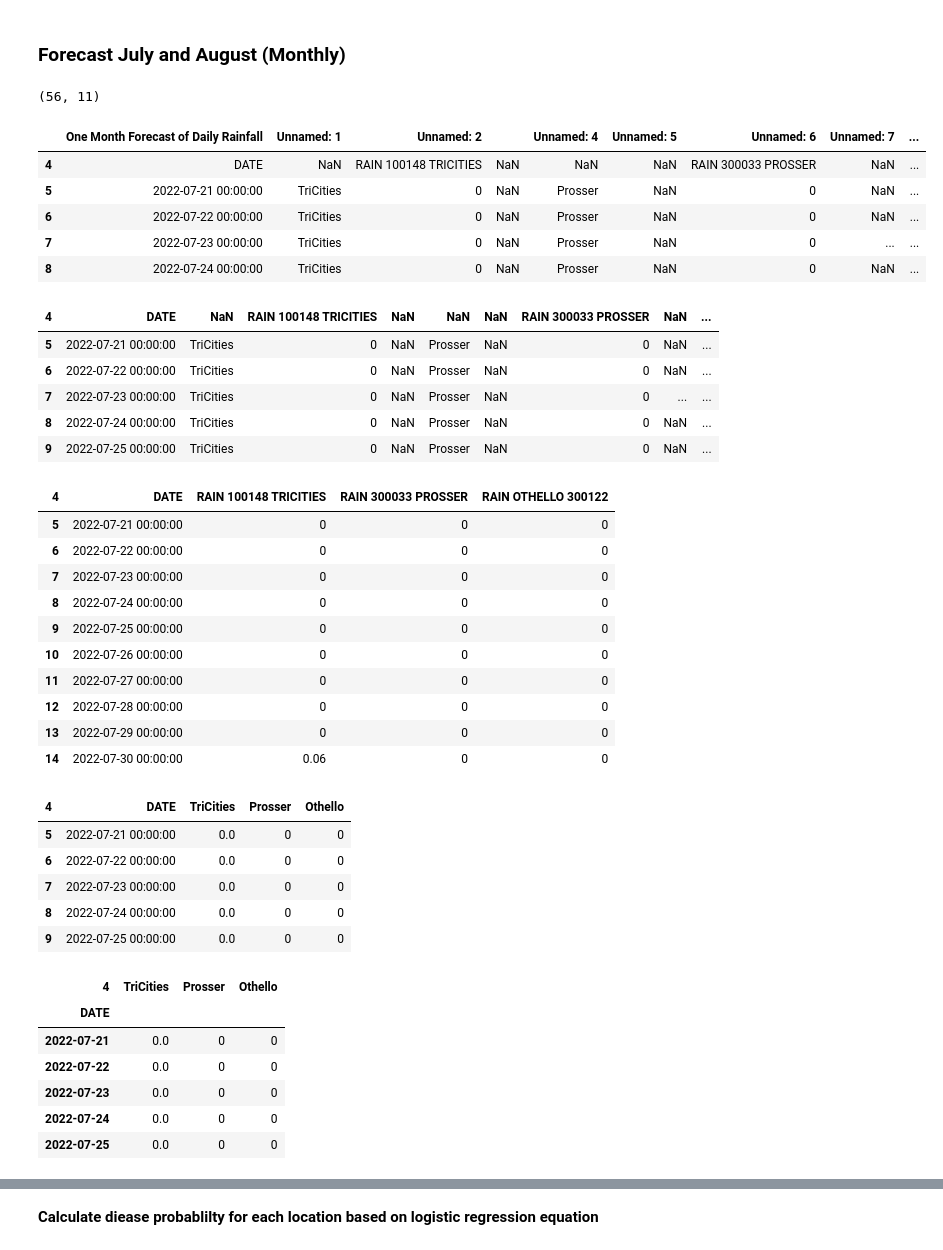
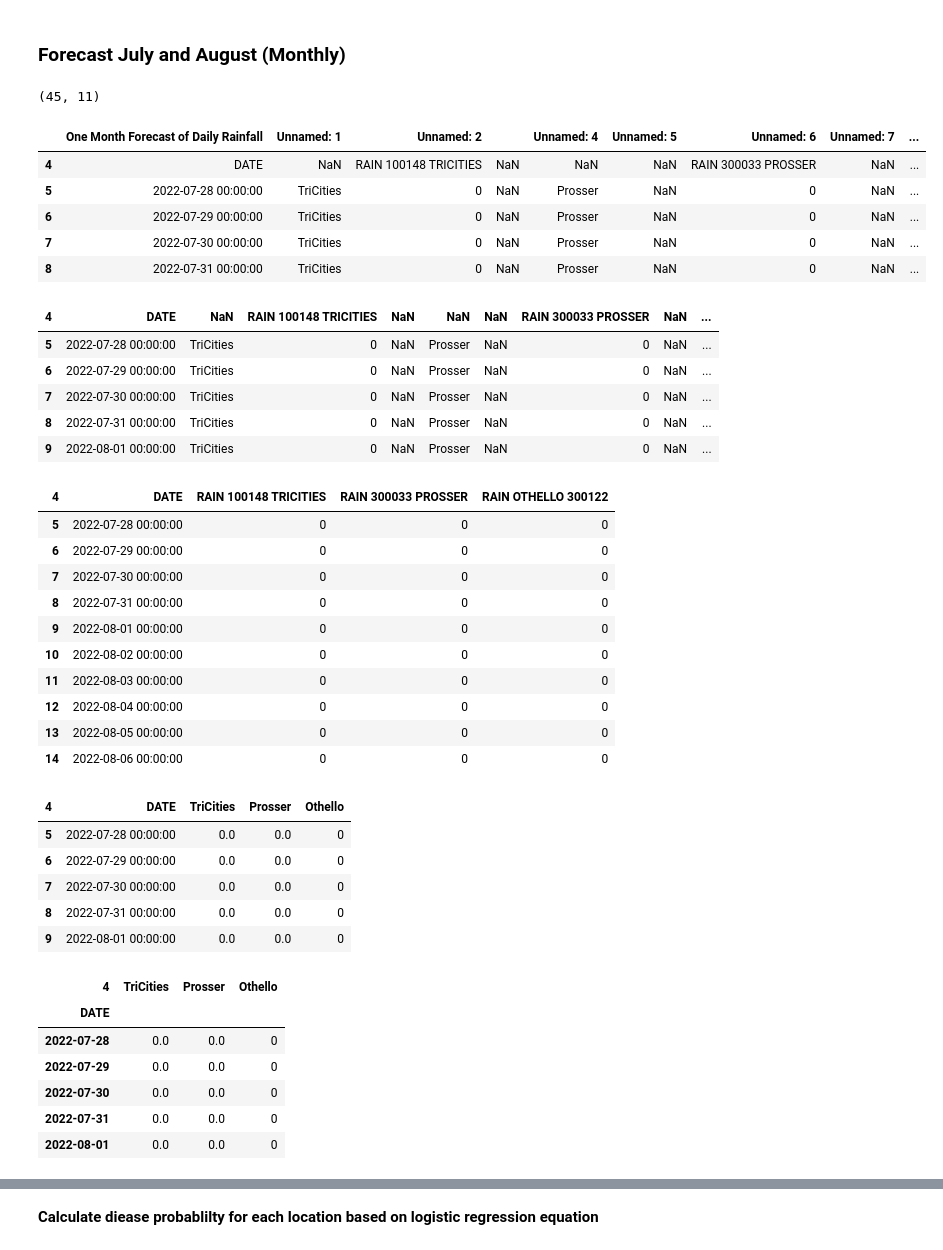
Before and after one commit to d-linnard/LateBlight, a Jupyter notebook: Scripts/Lateblight_2022_JA.ipynb, the cells around one changed output, grey strips where cells are left out. Saved outputs shown, nothing was run; the diff lists cells and outputs as text; code cells hidden in the pictures.

Commit message:
forecasts

```diff
--- a/Scripts/Lateblight_2022_JA.ipynb
+++ b/Scripts/Lateblight_2022_JA.ipynb
@@ -262,44 +262,44 @@ RD_Aug_Tricities= 0
 # %% [markdown]
 ### Forecast July and August (Monthly)
 # %%
-df_forecast = pd.read_excel('7_21-8_25.xlsx', engine='openpyxl')
+df_forecast = pd.read_excel('7_28-9_1.xlsx', engine='openpyxl')
 print(df_forecast.shape)
 df_forecast = df_forecast.iloc[4:39]
 df_forecast.head()
 # %% [output]
-(56, 11)
+(45, 11)
 |  | One Month Forecast of Daily Rainfall | Unnamed: 1 | Unnamed: 2 |  | Unnamed: 4 | Unnamed: 5 | Unnamed: 6 | Unnamed: 7 | ... |
 | 4 | DATE | NaN | RAIN 100148 TRICITIES | NaN | NaN | NaN | RAIN 300033 PROSSER | NaN | ... |
-| 5 | 2022-07-21 00:00:00 | TriCities | 0 | NaN | Prosser | NaN | 0 | NaN | ... |
-| 6 | 2022-07-22 00:00:00 | TriCities | 0 | NaN | Prosser | NaN | 0 | NaN | ... |
-| 7 | 2022-07-23 00:00:00 | TriCities | 0 | NaN | Prosser | NaN | 0 | ... | ... |
-| 8 | 2022-07-24 00:00:00 | TriCities | 0 | NaN | Prosser | NaN | 0 | NaN | ... |
+| 5 | 2022-07-28 00:00:00 | TriCities | 0 | NaN | Prosser | NaN | 0 | NaN | ... |
+| 6 | 2022-07-29 00:00:00 | TriCities | 0 | NaN | Prosser | NaN | 0 | NaN | ... |
+| 7 | 2022-07-30 00:00:00 | TriCities | 0 | NaN | Prosser | NaN | 0 | NaN | ... |
+| 8 | 2022-07-31 00:00:00 | TriCities | 0 | NaN | Prosser | NaN | 0 | NaN | ... |
 # %%
 df_forecast.columns = df_forecast.iloc[0]#rename column
 df_forecast = df_forecast.drop([4])#drop forth row
 df_forecast.head()
 # %% [output]
 | 4 | DATE | NaN | RAIN 100148 TRICITIES | NaN | NaN | NaN | RAIN 300033 PROSSER | NaN | ... |
-| 5 | 2022-07-21 00:00:00 | TriCities | 0 | NaN | Prosser | NaN | 0 | NaN | ... |
-| 6 | 2022-07-22 00:00:00 | TriCities | 0 | NaN | Prosser | NaN | 0 | NaN | ... |
-| 7 | 2022-07-23 00:00:00 | TriCities | 0 | NaN | Prosser | NaN | 0 | ... | ... |
-| 8 | 2022-07-24 00:00:00 | TriCities | 0 | NaN | Prosser | NaN | 0 | NaN | ... |
-| 9 | 2022-07-25 00:00:00 | TriCities | 0 | NaN | Prosser | NaN | 0 | NaN | ... |
+| 5 | 2022-07-28 00:00:00 | TriCities | 0 | NaN | Prosser | NaN | 0 | NaN | ... |
+| 6 | 2022-07-29 00:00:00 | TriCities | 0 | NaN | Prosser | NaN | 0 | NaN | ... |
+| 7 | 2022-07-30 00:00:00 | TriCities | 0 | NaN | Prosser | NaN | 0 | NaN | ... |
+| 8 | 2022-07-31 00:00:00 | TriCities | 0 | NaN | Prosser | NaN | 0 | NaN | ... |
+| 9 | 2022-08-01 00:00:00 | TriCities | 0 | NaN | Prosser | NaN | 0 | NaN | ... |
 # %%
 df_simple = df_forecast[["DATE","RAIN 100148 TRICITIES","RAIN 300033 PROSSER", "RAIN OTHELLO 300122"]]
 df_simple.head(10)
 # %% [output]
 | 4 | DATE | RAIN 100148 TRICITIES | RAIN 300033 PROSSER | RAIN OTHELLO 300122 |
-| 5 | 2022-07-21 00:00:00 | 0 | 0 | 0 |
-| 6 | 2022-07-22 00:00:00 | 0 | 0 | 0 |
-| 7 | 2022-07-23 00:00:00 | 0 | 0 | 0 |
-| 8 | 2022-07-24 00:00:00 | 0 | 0 | 0 |
-| 9 | 2022-07-25 00:00:00 | 0 | 0 | 0 |
-| 10 | 2022-07-26 00:00:00 | 0 | 0 | 0 |
-| 11 | 2022-07-27 00:00:00 | 0 | 0 | 0 |
-| 12 | 2022-07-28 00:00:00 | 0 | 0 | 0 |
-| 13 | 2022-07-29 00:00:00 | 0 | 0 | 0 |
-| 14 | 2022-07-30 00:00:00 | 0.06 | 0 | 0 |
+| 5 | 2022-07-28 00:00:00 | 0 | 0 | 0 |
+| 6 | 2022-07-29 00:00:00 | 0 | 0 | 0 |
+| 7 | 2022-07-30 00:00:00 | 0 | 0 | 0 |
+| 8 | 2022-07-31 00:00:00 | 0 | 0 | 0 |
+| 9 | 2022-08-01 00:00:00 | 0 | 0 | 0 |
+| 10 | 2022-08-02 00:00:00 | 0 | 0 | 0 |
+| 11 | 2022-08-03 00:00:00 | 0 | 0 | 0 |
+| 12 | 2022-08-04 00:00:00 | 0 | 0 | 0 |
+| 13 | 2022-08-05 00:00:00 | 0 | 0 | 0 |
+| 14 | 2022-08-06 00:00:00 | 0 | 0 | 0 |
 # %%
 df_simple = df_simple.rename(columns={"RAIN 100148 TRICITIES": "TriCities",
                           "RAIN 300033 PROSSER": "Prosser",
@@ -309,11 +309,11 @@ df_simple[cols_to_check] = df_simple[cols_to_check].replace({'>=':''}, regex=Tru
 df_simple.head()
 # %% [output]
 | 4 | DATE | TriCities | Prosser | Othello |
-| 5 | 2022-07-21 00:00:00 | 0.0 | 0 | 0 |
-| 6 | 2022-07-22 00:00:00 | 0.0 | 0 | 0 |
-| 7 | 2022-07-23 00:00:00 | 0.0 | 0 | 0 |
-| 8 | 2022-07-24 00:00:00 | 0.0 | 0 | 0 |
-| 9 | 2022-07-25 00:00:00 | 0.0 | 0 | 0 |
+| 5 | 2022-07-28 00:00:00 | 0.0 | 0.0 | 0 |
+| 6 | 2022-07-29 00:00:00 | 0.0 | 0.0 | 0 |
+| 7 | 2022-07-30 00:00:00 | 0.0 | 0.0 | 0 |
+| 8 | 2022-07-31 00:00:00 | 0.0 | 0.0 | 0 |
+| 9 | 2022-08-01 00:00:00 | 0.0 | 0.0 | 0 |
 # %%
 df_simple.index = pd.to_datetime(df_simple['DATE'], errors = 'coerce')
 df_simple= df_simple.drop('DATE',1)
@@ -321,11 +321,11 @@ df_simple.head()
 # %% [output]
 | 4 | TriCities | Prosser | Othello |
 | DATE |  |  |  |
-| 2022-07-21 | 0.0 | 0 | 0 |
-| 2022-07-22 | 0.0 | 0 | 0 |
-| 2022-07-23 | 0.0 | 0 | 0 |
-| 2022-07-24 | 0.0 | 0 | 0 |
-| 2022-07-25 | 0.0 | 0 | 0 |
+| 2022-07-28 | 0.0 | 0.0 | 0 |
+| 2022-07-29 | 0.0 | 0.0 | 0 |
+| 2022-07-30 | 0.0 | 0.0 | 0 |
+| 2022-07-31 | 0.0 | 0.0 | 0 |
+| 2022-08-01 | 0.0 | 0.0 | 0 |
 # %%
 grouped_forecast = (df_simple).astype(bool).groupby(df_simple.index.month).sum().reset_index()
 grouped_forecast
```
Also changed, not shown: parts of 7 cells of this notebook, 23 other files.
